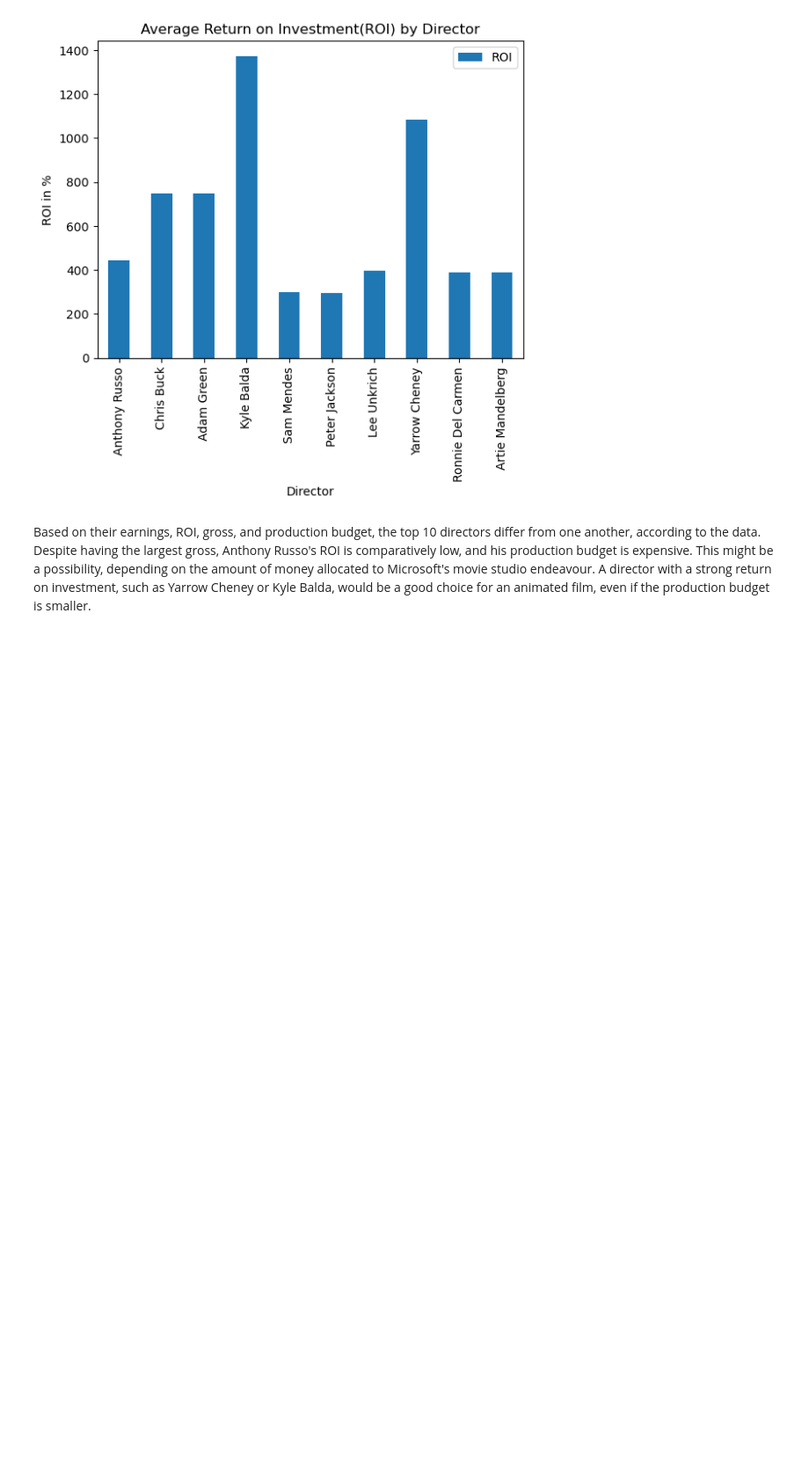
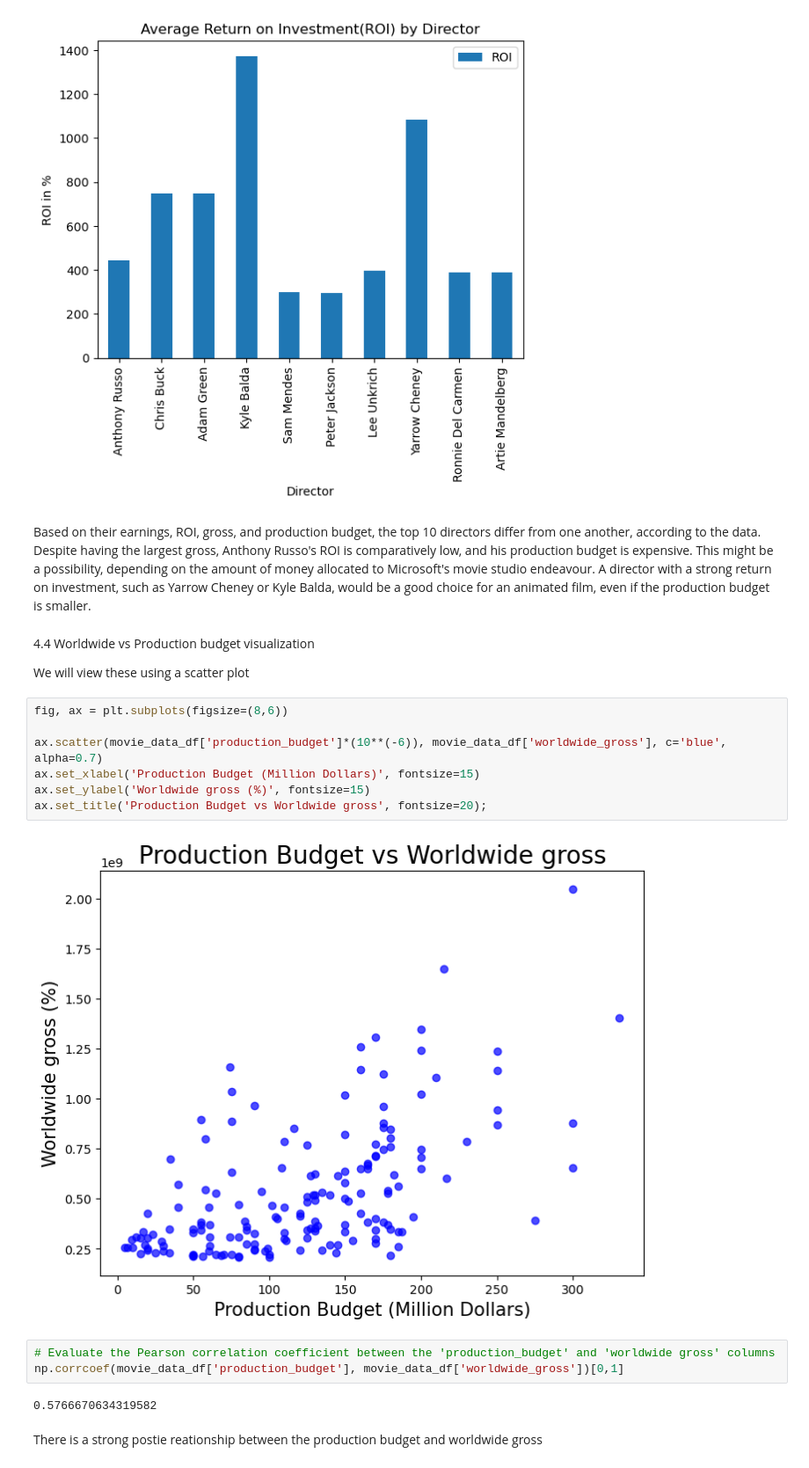
Before and after one commit to Geraldkigotho/dsc-phase-1-project-v2-4, a Jupyter notebook: student.ipynb, the cells around one changed output. Shown: that part at 88% size. Cells and saved outputs as stored; diff of their text form; blank space fills up the shorter version.

```diff
--- a/student.ipynb
+++ b/student.ipynb
@@ -925,6 +925,26 @@ Text(0.5, 1.0, 'Average Return on Investment(ROI) by Director')
 [figure]
 # %% [markdown]
 Based on their earnings, ROI, gross, and production budget, the top 10 directors differ from one another, according to the data. Despite having the largest gross, Anthony Russo's ROI is comparatively low, and his production budget is expensive. This might be a possibility, depending on the amount of money allocated to Microsoft's movie studio endeavour. A director with a strong return on investment, such as Yarrow Cheney or Kyle Balda, would be a good choice for an animated film, even if the production budget is smaller.
+# %% [markdown]
+4.4 Worldwide vs Production budget visualization
+
+We will view these using a scatter plot
+# %%
+fig, ax = plt.subplots(figsize=(8,6))
+
+ax.scatter(movie_data_df['production_budget']*(10**(-6)), movie_data_df['worldwide_gross'], c='blue', alpha=0.7)
+ax.set_xlabel('Production Budget (Million Dollars)', fontsize=15)
+ax.set_ylabel('Worldwide gross (%)', fontsize=15)
+ax.set_title('Production Budget vs Worldwide gross', fontsize=20);
+# %% [output]
+[figure, added]
+# %%
+# Evaluate the Pearson correlation coefficient between the 'production_budget' and 'worldwide gross' columns
+np.corrcoef(movie_data_df['production_budget'], movie_data_df['worldwide_gross'])[0,1]
+# %% [output]
+0.5766670634319582
+# %% [markdown]
+There is a strong postie reationship between the production budget and worldwide gross
 # %% [markdown]
 5. CONCLUSIONS
 
```
Also changed, not shown: parts of 4 cells of this notebook.
